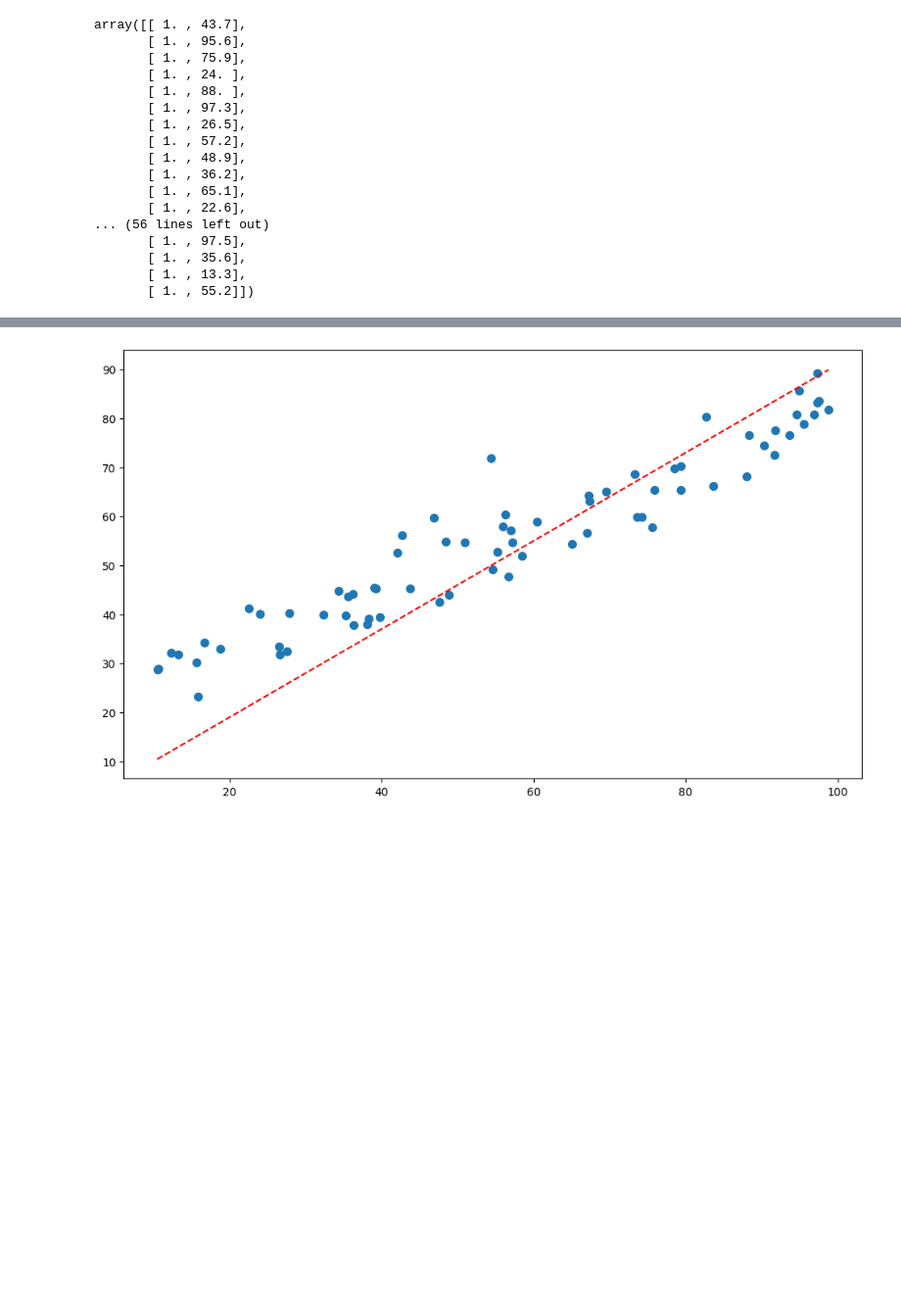
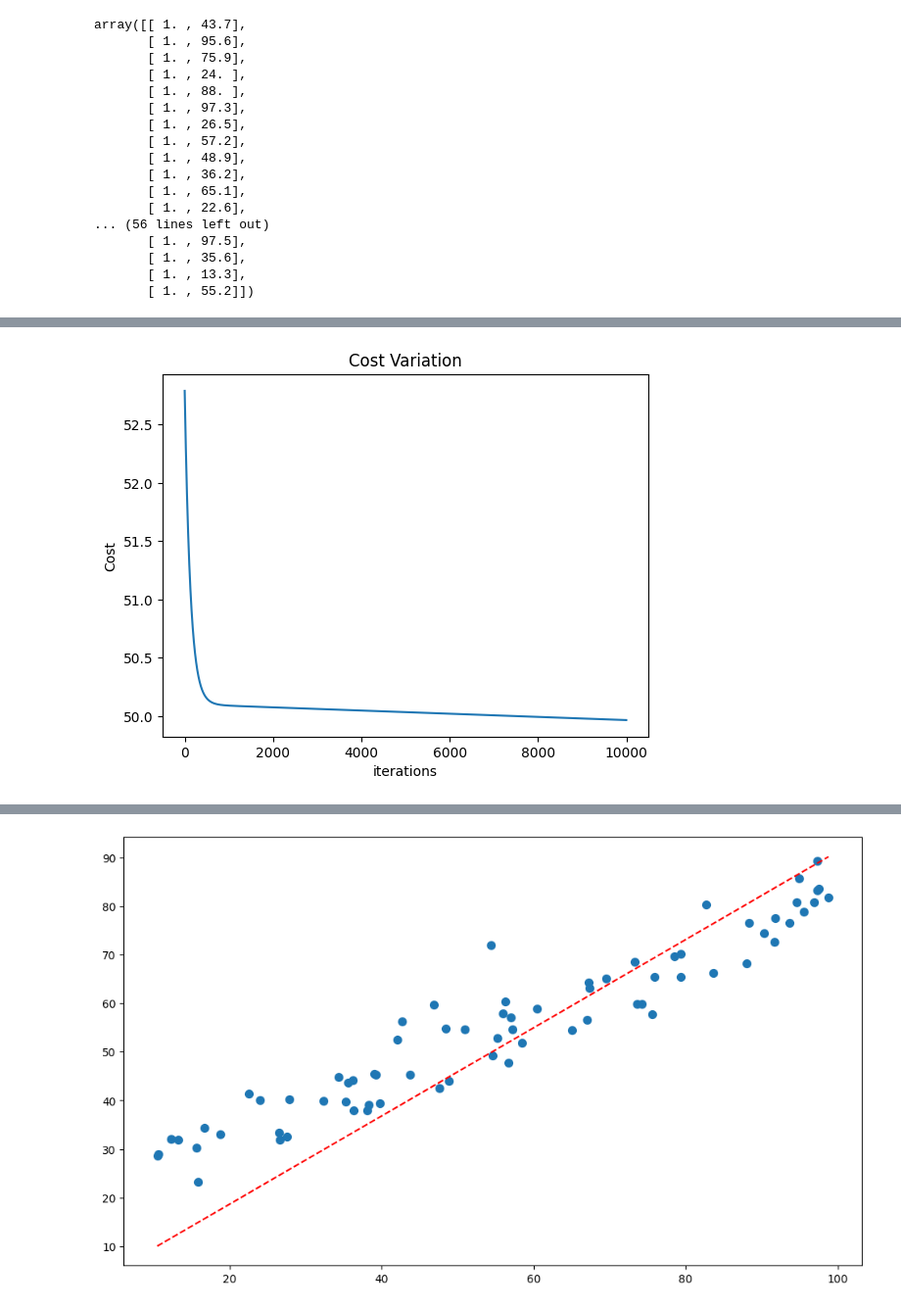
Before and after one commit to DasunBatheegama/FOML, a Jupyter notebook: week 03_04/01_linear_regression.ipynb, the cells around one changed output, grey strips where cells are left out. Shown at 98% size. Drawn from its saved outputs; the diff is of its cells as text; code cells hidden in the pictures; blank space fills up the shorter version.

```diff
--- a/week 03_04/01_linear_regression.ipynb
+++ b/week 03_04/01_linear_regression.ipynb
@@ -132,3 +132,11 @@ Iteration: 9900: cost: 48.0947
+# %%
+plt.plot(cost_history)
+plt.title("Cost Variation")
+plt.xlabel("iterations")
+plt.ylabel("Cost")
+plt.show()
+# %% [output]
+[figure, added]
 # %%
 print(f"beat beta : {beta}")
 # %% [output]
```
Also changed, not shown: parts of 4 cells of this notebook, 3 other files.
